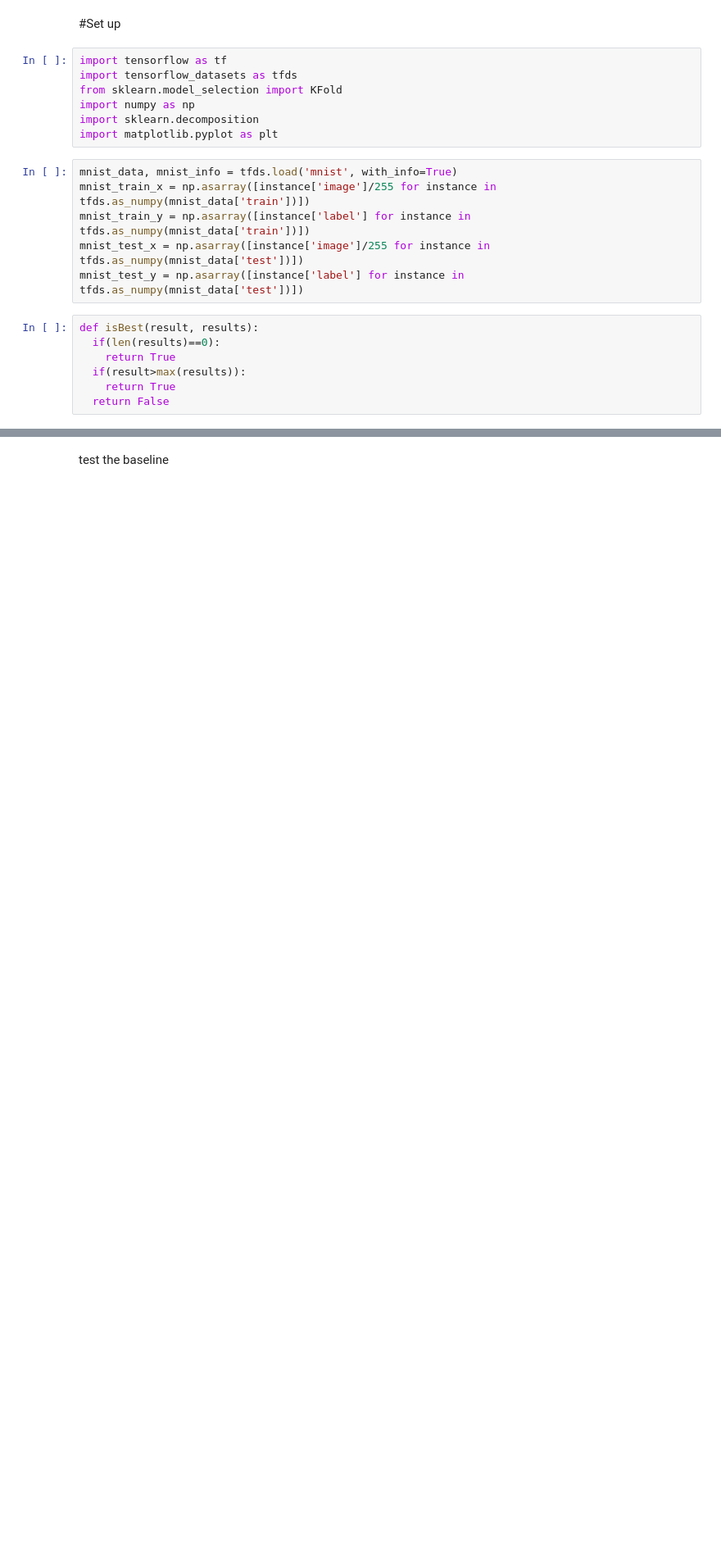
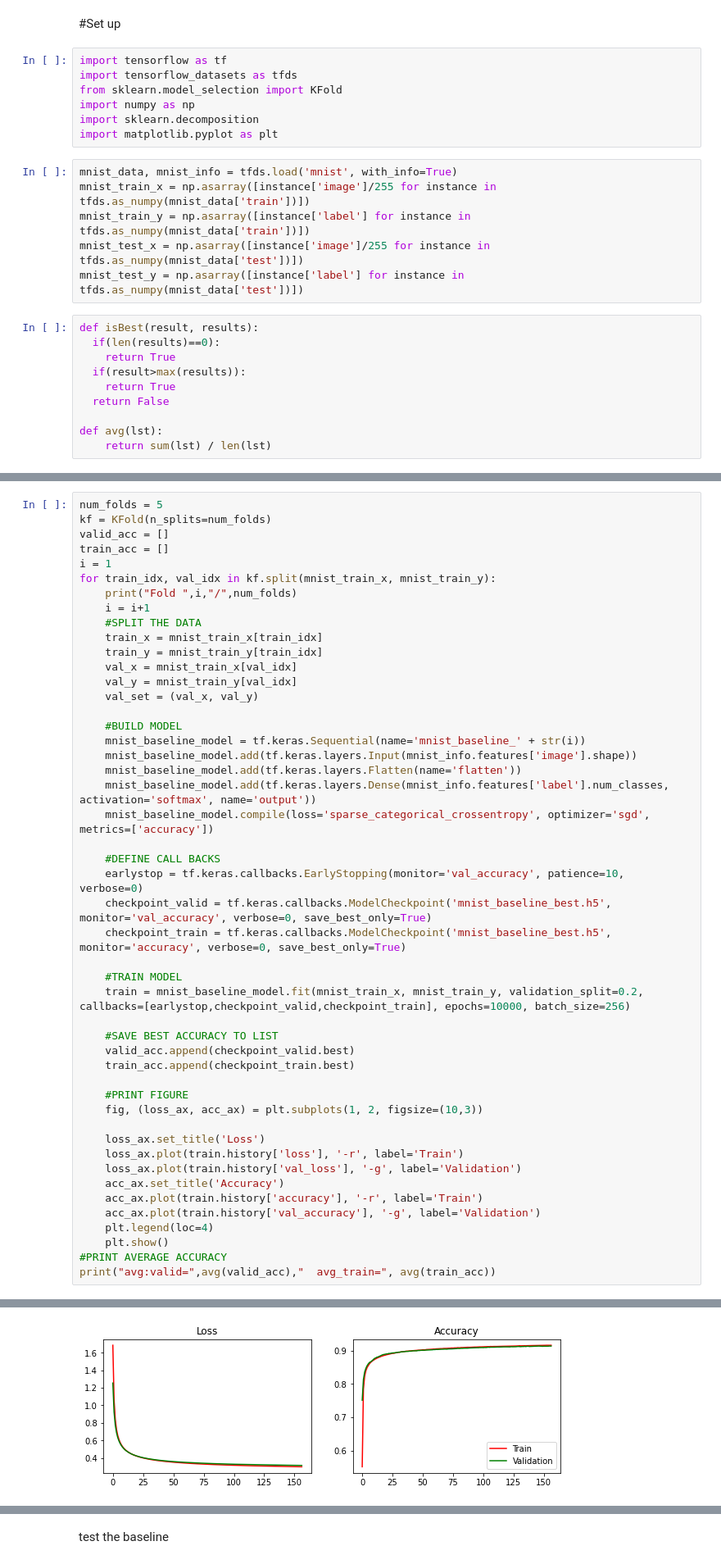
Before and after one commit to rodrigosimass/mnist_FFNN_CNN, a Jupyter notebook: HW4.ipynb, the cells around one changed output, grey strips where cells are left out. Shown at 82% size. Cells and saved outputs as stored; diff of their text form; blank space fills up the shorter version.

Commit message:
Kfold fixed, ainda nao conseguimos overfit

```diff
--- a/HW4.ipynb
+++ b/HW4.ipynb
@@ -22,4 +22,7 @@ def isBest(result, results):
   if(result>max(results)):
     return True
   return False
+
+def avg(lst):
+    return sum(lst) / len(lst)
 # %%
@@ -56,0 +75,49 @@ No hidden
+# %%
+num_folds = 5
+kf = KFold(n_splits=num_folds)
+valid_acc = []
+train_acc = []
+i = 1
+for train_idx, val_idx in kf.split(mnist_train_x, mnist_train_y):
+    print("Fold ",i,"/",num_folds)
+    i = i+1
+    #SPLIT THE DATA
+    train_x = mnist_train_x[train_idx]
+    train_y = mnist_train_y[train_idx]
+    val_x = mnist_train_x[val_idx]
+    val_y = mnist_train_y[val_idx]
+    val_set = (val_x, val_y)
+
+    #BUILD MODEL
+    mnist_baseline_model = tf.keras.Sequential(name='mnist_baseline_' + str(i))
+    mnist_baseline_model.add(tf.keras.layers.Input(mnist_info.features['image'].shape))
+    mnist_baseline_model.add(tf.keras.layers.Flatten(name='flatten'))
+    mnist_baseline_model.add(tf.keras.layers.Dense(mnist_info.features['label'].num_classes, activation='softmax', name='output'))
+    mnist_baseline_model.compile(loss='sparse_categorical_crossentropy', optimizer='sgd', metrics=['accuracy'])
+
+    #DEFINE CALL BACKS
+    earlystop = tf.keras.callbacks.EarlyStopping(monitor='val_accuracy', patience=10, verbose=0)
+    checkpoint_valid = tf.keras.callbacks.ModelCheckpoint('mnist_baseline_best.h5', monitor='val_accuracy', verbose=0, save_best_only=True)
+    checkpoint_train = tf.keras.callbacks.ModelCheckpoint('mnist_baseline_best.h5', monitor='accuracy', verbose=0, save_best_only=True)
+
+    #TRAIN MODEL
+    train = mnist_baseline_model.fit(mnist_train_x, mnist_train_y, validation_split=0.2, callbacks=[earlystop,checkpoint_valid,checkpoint_train], epochs=10000, batch_size=256)
+
+    #SAVE BEST ACCURACY TO LIST
+    valid_acc.append(checkpoint_valid.best)
+    train_acc.append(checkpoint_train.best)
+
+    #PRINT FIGURE
+    fig, (loss_ax, acc_ax) = plt.subplots(1, 2, figsize=(10,3))
+
+    loss_ax.set_title('Loss')
+    loss_ax.plot(train.history['loss'], '-r', label='Train')
+    loss_ax.plot(train.history['val_loss'], '-g', label='Validation')
+    acc_ax.set_title('Accuracy')
+    acc_ax.plot(train.history['accuracy'], '-r', label='Train')
+    acc_ax.plot(train.history['val_accuracy'], '-g', label='Validation')
+    plt.legend(loc=4)
+    plt.show()
+#PRINT AVERAGE ACCURACY
+print("avg:valid=",avg(valid_acc),"  avg_train=", avg(train_acc))
+# %% [output]
@@ -56,0 +141 @@ No hidden
+[figure, added]
```
Also changed, not shown: parts of 15 cells of this notebook.
